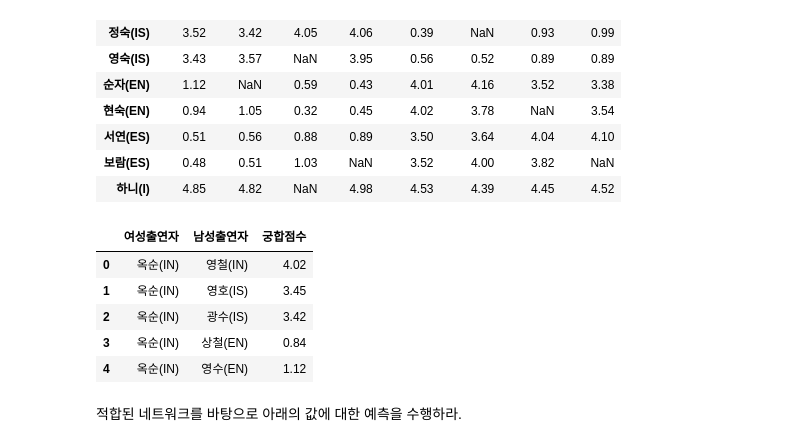
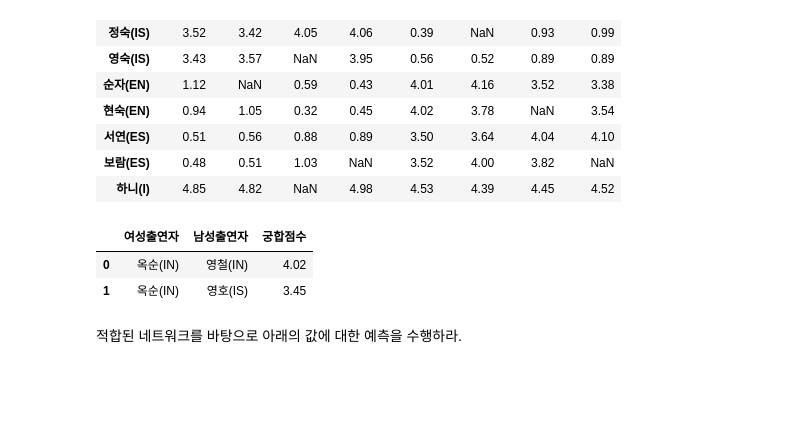
Before and after one commit to KimDoYoung1997/DL2025, a Jupyter notebook: posts/10wk-2.ipynb, the cells around one changed output. Drawn from its saved outputs; the diff is of its cells as text; code cells hidden in the pictures; blank space fills up the shorter version.

```diff
--- a/posts/10wk-2.ipynb
+++ b/posts/10wk-2.ipynb
@@ -522,14 +497,11 @@ df_view
 | 보람(ES) | 0.48 | 0.51 | 1.03 | NaN | 3.52 | 4.00 | 3.82 | NaN |
 | 하니(I) | 4.85 | 4.82 | NaN | 4.98 | 4.53 | 4.39 | 4.45 | 4.52 |
 # %%
-df_train[:5]
+df_train[:2]
 # %% [output]
 |  | 여성출연자 | 남성출연자 | 궁합점수 |
 | 0 | 옥순(IN) | 영철(IN) | 4.02 |
 | 1 | 옥순(IN) | 영호(IS) | 3.45 |
-| 2 | 옥순(IN) | 광수(IS) | 3.42 |
-| 3 | 옥순(IN) | 상철(EN) | 0.84 |
-| 4 | 옥순(IN) | 영수(EN) | 1.12 |
 # %% [markdown]
 적합된 네트워크를 바탕으로 아래의 값에 대한 예측을 수행하라.
 # %%
```
Also changed, not shown: parts of 44 cells of this notebook, 37 other files.
